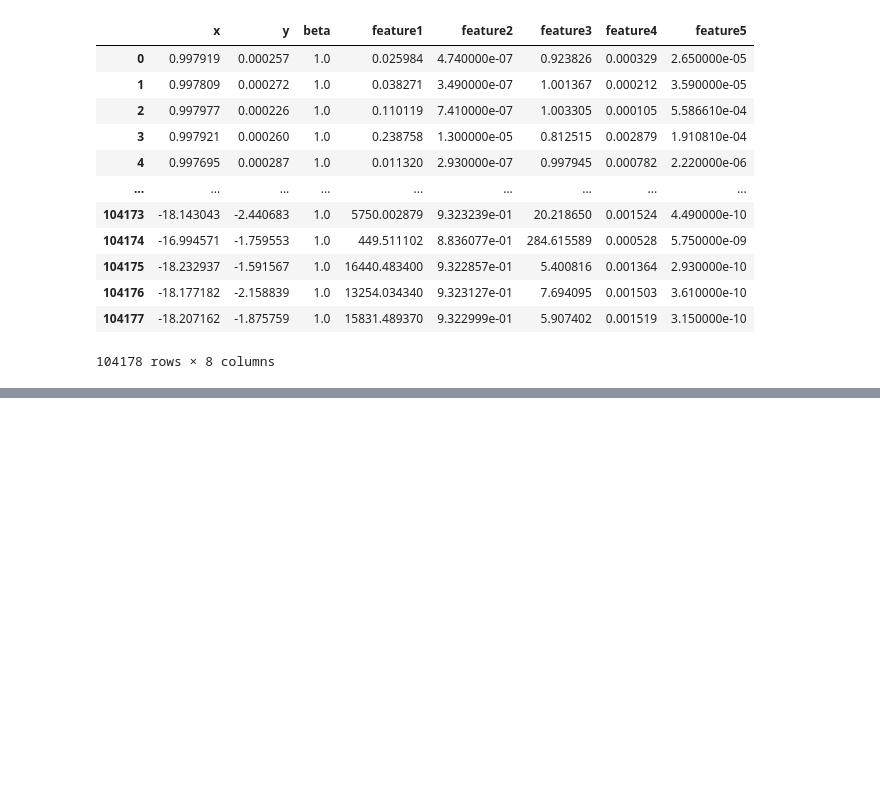
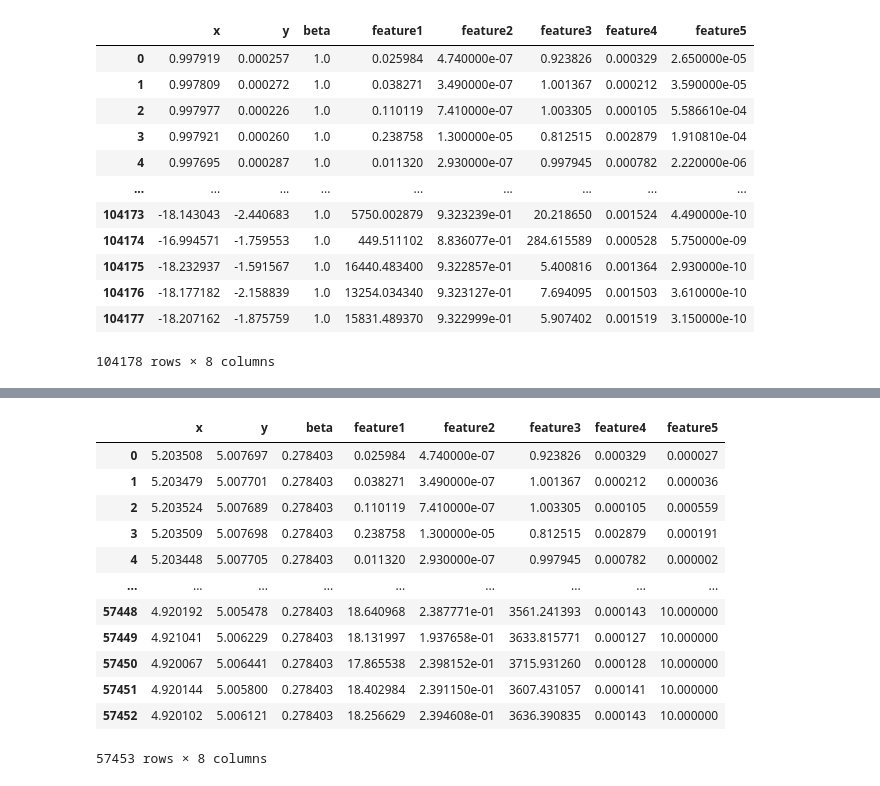
Before and after one commit to sudeepmenon17/PytorchforNN, a Jupyter notebook: NN_for_separated_flows_over_airfoils.ipynb, the cells around one changed output, grey strips where cells are left out. Cells and saved outputs as stored; diff of their text form; code cells hidden in the pictures; blank space fills up the shorter version.

```diff
--- a/NN_for_separated_flows_over_airfoils.ipynb
+++ b/NN_for_separated_flows_over_airfoils.ipynb
@@ -127,3 +131,72 @@ df
+# %%
+# Extract smaller data around the airfoil
+
+xc = np.array(df['x'])
+yc = np.array(df['y'])
+b = np.array(df['beta'])
+
+# Normalize x and y coordinates
+min_range = -5.0
+max_range = 5.0
+xc = (xc - np.min(xc)) * (max_range - min_range) / (np.max(xc) - np.min(xc))
+yc = (yc - np.min(yc)) * (max_range - min_range) / (np.max(yc) - np.min(yc))
+
+# Normalize beta field
+bmin = 0.12
+bmax = 1.15
+b = bmin +  (b - np.min(b)) * (bmax- bmin) / (np.max(b) - np.min(b))
+
+
+f1 = np.array(df['feature1'])
+f2 = np.array(df['feature2'])
+f3 = np.array(df['feature3'])
+f4 = np.array(df['feature4'])
+f5 = np.array(df['feature5'])
+
+
+nx,ny,nb,nf1,nf2,nf3,nf4,nf5 = [[] for j in range(8)]
+
+
+for i in range(len(xc)):
+  if xc[i]>=4.92 and xc[i]<=5.3:
+    if yc[i]>=4.98 and yc[i]<=5.05:
+      nx.append(xc[i])
+      ny.append(yc[i])
+      nb.append(b[i])
+      nf1.append(f1[i])
+      nf2.append(f2[i])
+      nf3.append(f3[i])
+      nf4.append(f4[i])
+      nf5.append(f5[i])
+
+new_data = {
+    'x': np.array(nx),
+    'y': np.array(ny),
+    'beta': np.array(nb),
+    'feature1': np.array(nf1),
+    'feature2': np.array(nf2),
+    'feature3': np.array(nf3),
+    'feature4': np.array(nf4),
+    'feature5': np.array(nf5)
+}
+
+new_df  = pd.DataFrame(new_data)
+
+new_df
+# %% [output]
+|  | x | y | beta | feature1 | feature2 | feature3 | feature4 | feature5 |
+| 0 | 5.203508 | 5.007697 | 0.278403 | 0.025984 | 4.740000e-07 | 0.923826 | 0.000329 | 0.000027 |
+| 1 | 5.203479 | 5.007701 | 0.278403 | 0.038271 | 3.490000e-07 | 1.001367 | 0.000212 | 0.000036 |
+| 2 | 5.203524 | 5.007689 | 0.278403 | 0.110119 | 7.410000e-07 | 1.003305 | 0.000105 | 0.000559 |
+| 3 | 5.203509 | 5.007698 | 0.278403 | 0.238758 | 1.300000e-05 | 0.812515 | 0.002879 | 0.000191 |
+| 4 | 5.203448 | 5.007705 | 0.278403 | 0.011320 | 2.930000e-07 | 0.997945 | 0.000782 | 0.000002 |
+| ... | ... | ... | ... | ... | ... | ... | ... | ... |
+| 57448 | 4.920192 | 5.005478 | 0.278403 | 18.640968 | 2.387771e-01 | 3561.241393 | 0.000143 | 10.000000 |
+| 57449 | 4.921041 | 5.006229 | 0.278403 | 18.131997 | 1.937658e-01 | 3633.815771 | 0.000127 | 10.000000 |
+| 57450 | 4.920067 | 5.006441 | 0.278403 | 17.865538 | 2.398152e-01 | 3715.931260 | 0.000128 | 10.000000 |
+| 57451 | 4.920144 | 5.005800 | 0.278403 | 18.402984 | 2.391150e-01 | 3607.431057 | 0.000141 | 10.000000 |
+| 57452 | 4.920102 | 5.006121 | 0.278403 | 18.256629 | 2.394608e-01 | 3636.390835 | 0.000143 | 10.000000 |
+57453 rows × 8 columns
 # %%
 from sklearn.preprocessing import StandardScaler
 
```
Also changed, not shown: parts of 11 cells of this notebook.
